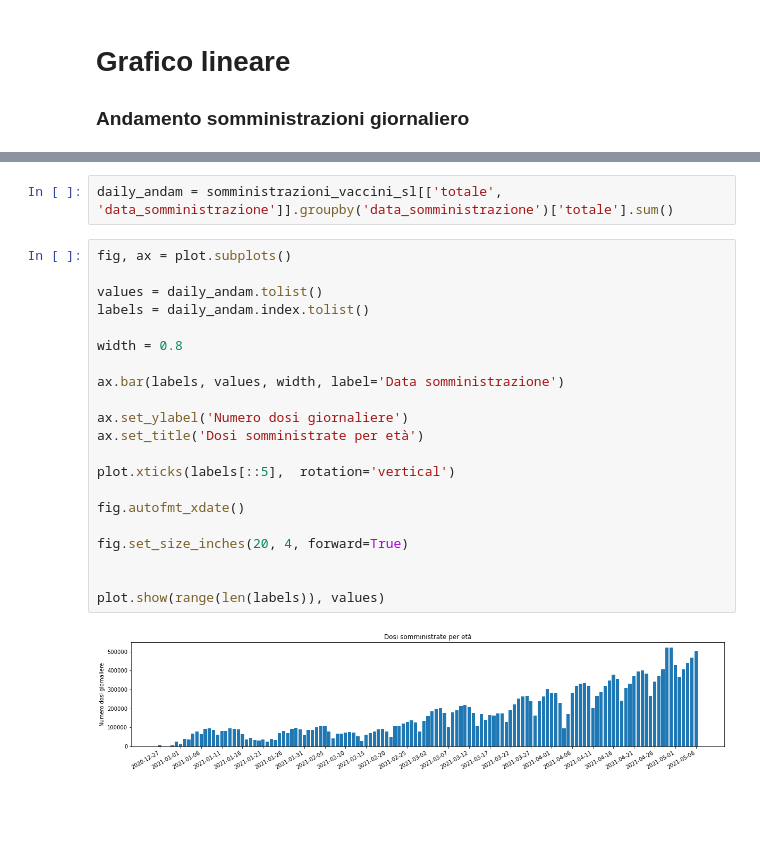
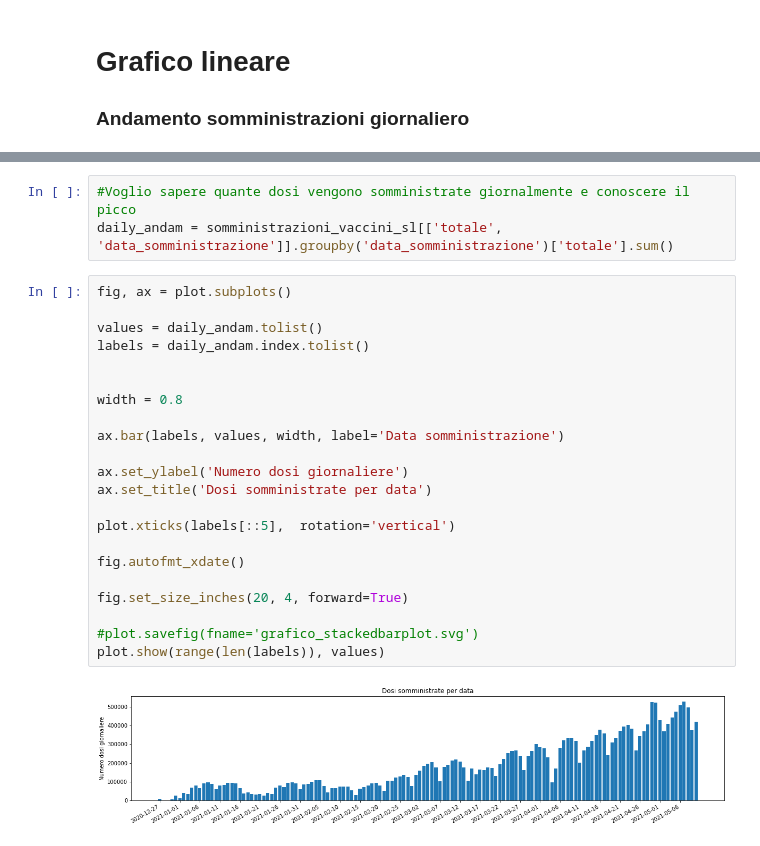
Before and after one commit to fabrhub/vaccines-data, a Jupyter notebook: Grafici.ipynb, the cells around one changed output, grey strips where cells are left out. Saved outputs shown, nothing was run; the diff lists cells and outputs as text; blank space fills up the shorter version.

```diff
--- a/Grafici.ipynb
+++ b/Grafici.ipynb
@@ -309,25 +269,27 @@ somministrazioni_vaccini_sl
 # %%
+#Voglio sapere quante dosi vengono somministrate giornalmente e conoscere il picco
 daily_andam = somministrazioni_vaccini_sl[['totale', 'data_somministrazione']].groupby('data_somministrazione')['totale'].sum()
 # %%
 fig, ax = plot.subplots()
 
 values = daily_andam.tolist()
 labels = daily_andam.index.tolist()
 
+
 width = 0.8
 
 ax.bar(labels, values, width, label='Data somministrazione')
 
 ax.set_ylabel('Numero dosi giornaliere')
-ax.set_title('Dosi somministrate per età')
+ax.set_title('Dosi somministrate per data')
 
 plot.xticks(labels[::5],  rotation='vertical')
 
 fig.autofmt_xdate()
 
 fig.set_size_inches(20, 4, forward=True)
 
-
+#plot.savefig(fname='grafico_stackedbarplot.svg')
 plot.show(range(len(labels)), values)
 # %% [output]
-[figure, old version]
+[figure, new version]
```
Also changed, not shown: parts of 46 cells of this notebook.
